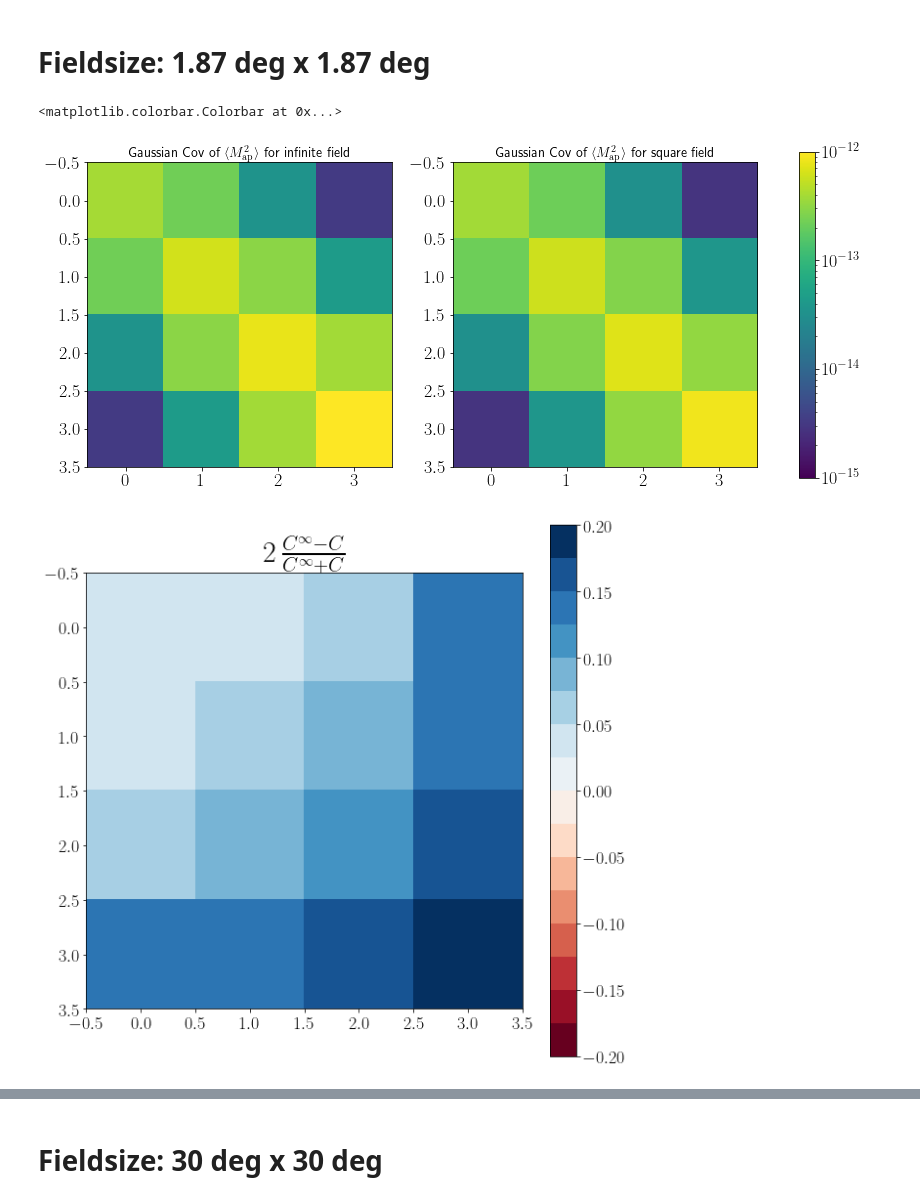
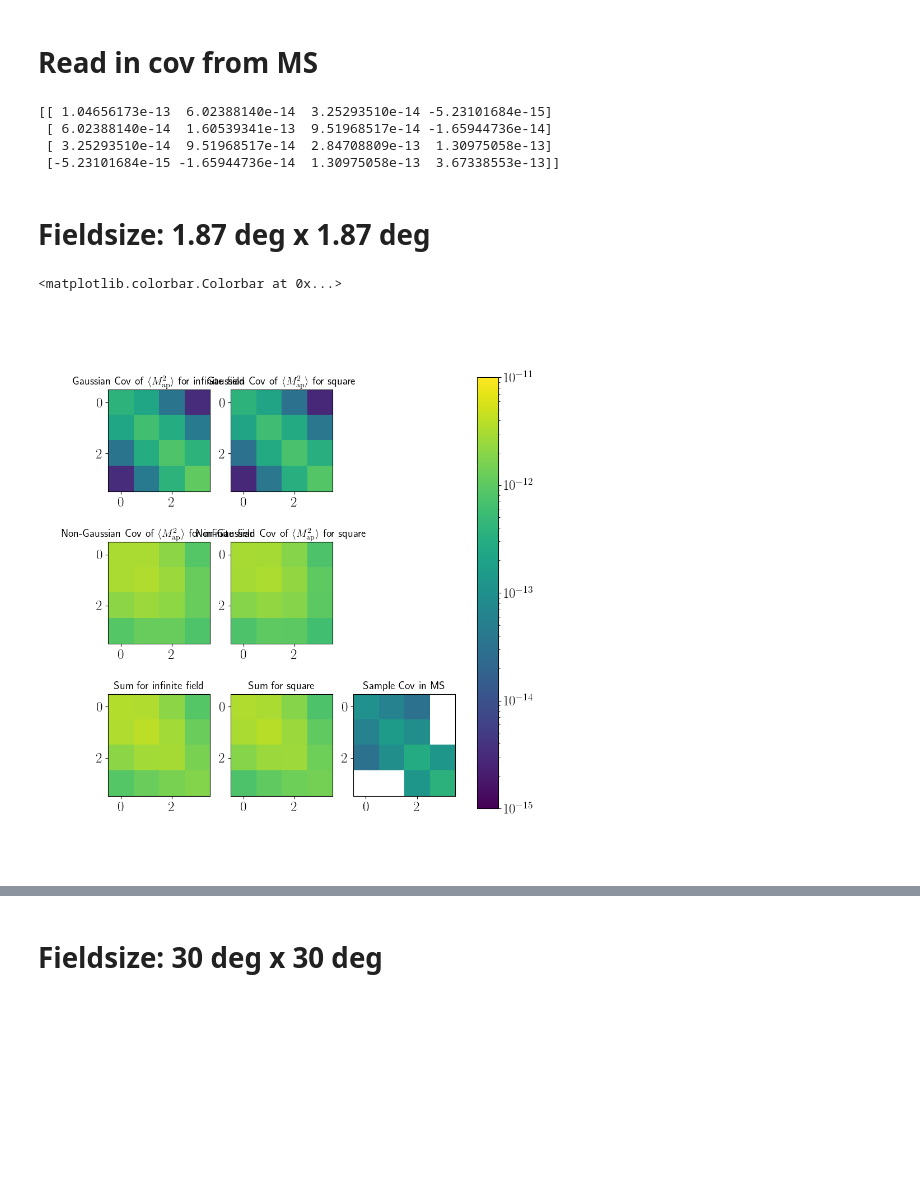
Before and after one commit to sheydenreich/threepoint, a Jupyter notebook: python_scripts/plot_CovMap2.ipynb, the cells around one changed output, grey strips where cells are left out. Saved outputs shown, nothing was run; the diff lists cells and outputs as text; code cells hidden in the pictures; blank space fills up the shorter version.

Commit message:
Plotting Notebook for Cov Map2

```diff
--- a/python_scripts/plot_CovMap2.ipynb
+++ b/python_scripts/plot_CovMap2.ipynb
@@ -6,0 +9,2 @@ from helpers_plot import initPlot
+# %% [markdown]
+# Read in cov from MS
@@ -7,25 +24,45 @@ from helpers_plot import initPlot
+# %%
+Map2_GRF=np.load("/home/laila/OneDrive/1_Work/5_Projects/02_3ptStatistics/Map3_Covariances/GaussianRandomFields_MSlike/map_squared_from_gamma_npix_4096_fieldsize_4.npy")
+
+Map2_mean=np.mean(Map2_GRF, axis=1)
+Map2_std=np.std(Map2_GRF, axis=1)
+
+
+Cov_GRF=np.cov(Map2_GRF)
+print(Cov_GRF)
+# %% [output]
+[[ 1.04656173e-13  6.02388140e-14  3.25293510e-14 -5.23101684e-15]
+ [ 6.02388140e-14  1.60539341e-13  9.51968517e-14 -1.65944736e-14]
+ [ 3.25293510e-14  9.51968517e-14  2.84708809e-13  1.30975058e-13]
+ [-5.23101684e-15 -1.65944736e-14  1.30975058e-13  3.67338553e-13]]
 # %% [markdown]
 # Fieldsize: 1.87 deg x 1.87 deg
 # %%
 Cov_Gauss_infinity=np.loadtxt("/home/laila/OneDrive/1_Work/5_Projects/02_3ptStatistics/Map3_Covariances/MS/covMap2_infinite_Gauss_sigma_0.00_n_1048456.68_thetaMax_1.87_gpu.dat")
 Cov_Gauss_square=np.loadtxt("/home/laila/OneDrive/1_Work/5_Projects/02_3ptStatistics/Map3_Covariances/MS/covMap2_square_Gauss_sigma_0.00_n_1048456.68_thetaMax_1.87_gpu.dat")
+Cov_NonGauss_infinity=np.loadtxt("/home/laila/OneDrive/1_Work/5_Projects/02_3ptStatistics/Map3_Covariances/MS/covMap2_infinite_NonGauss_sigma_0.00_n_1048456.68_thetaMax_1.87_gpu.dat")
+Cov_NonGauss_square=np.loadtxt("/home/laila/OneDrive/1_Work/5_Projects/02_3ptStatistics/Map3_Covariances/MS/covMap2_square_NonGauss_sigma_0.00_n_1048456.68_thetaMax_1.87_gpu.dat")
 initPlot()
-fig, ax=plt.subplots(ncols=2, figsize=(15,15))
-ax[0].imshow(Cov_Gauss_infinity, norm=LogNorm(vmin=1e-15, vmax=1e-12))
-ax[0].set_title(r"Gaussian Cov of $\langle M_\mathrm{ap}^2 \rangle$ for infinite field")
-im=ax[1].imshow(Cov_Gauss_square, norm=LogNorm(vmin=1e-15, vmax=1e-12))
-ax[1].set_title(r"Gaussian Cov of $\langle M_\mathrm{ap}^2 \rangle$ for square field")
-fig.colorbar(im, ax=ax, shrink=0.4)
+fig, ax=plt.subplots(ncols=3, nrows=3, figsize=(10,10))
+ax[0][0].imshow(Cov_Gauss_infinity, norm=LogNorm(vmin=1e-15, vmax=1e-11))
+ax[0][0].set_title(r"Gaussian Cov of $\langle M_\mathrm{ap}^2 \rangle$ for infinite field")
+im=ax[0][1].imshow(Cov_Gauss_square, norm=LogNorm(vmin=1e-15, vmax=1e-11))
+ax[0][1].set_title(r"Gaussian Cov of $\langle M_\mathrm{ap}^2 \rangle$ for square")
+ax[0][2].axis('off')
 
+ax[1][0].imshow(Cov_NonGauss_infinity, norm=LogNorm(vmin=1e-15, vmax=1e-11))
+ax[1][0].set_title(r"Non-Gaussian Cov of $\langle M_\mathrm{ap}^2 \rangle$ for infinite field")
+im=ax[1][1].imshow(Cov_NonGauss_square, norm=LogNorm(vmin=1e-15, vmax=1e-11))
+ax[1][1].set_title(r"Non-Gaussian Cov of $\langle M_\mathrm{ap}^2 \rangle$ for square")
+ax[1][2].axis('off')
 
-
-colormap=cm.get_cmap("RdBu", 16)
-
-fig, ax=plt.subplots(figsize=(10,10))
-ax.set_title(r"$2\,\frac{C^{\infty}-C}{C^{\infty}+C}$", size=30)
-im=ax.imshow(2*(Cov_Gauss_infinity-Cov_Gauss_square)/(Cov_Gauss_infinity+Cov_Gauss_square), cmap=colormap, vmin=-0.20, vmax=0.20)
-fig.colorbar(im, ax=ax)
+ax[2][0].imshow(Cov_NonGauss_infinity+Cov_Gauss_infinity, norm=LogNorm(vmin=1e-15, vmax=1e-11))
+ax[2][0].set_title(r"Sum for infinite field")
+im=ax[2][1].imshow(Cov_NonGauss_square+Cov_Gauss_square, norm=LogNorm(vmin=1e-15, vmax=1e-11))
+ax[2][1].set_title(r"Sum for square")
+ax[2][2].imshow(Cov_GRF, norm=LogNorm(vmin=1e-15, vmax=1e-11))
+ax[2][2].set_title(r"Sample Cov in MS")
+fig.colorbar(im, ax=ax, shrink=1)
 # %% [output]
 <matplotlib.colorbar.Colorbar at 0x...>
-[figure, old version]
+[figure, new version]
-[figure, removed]
```
Also changed, not shown: parts of 5 cells of this notebook, 1 other file.
